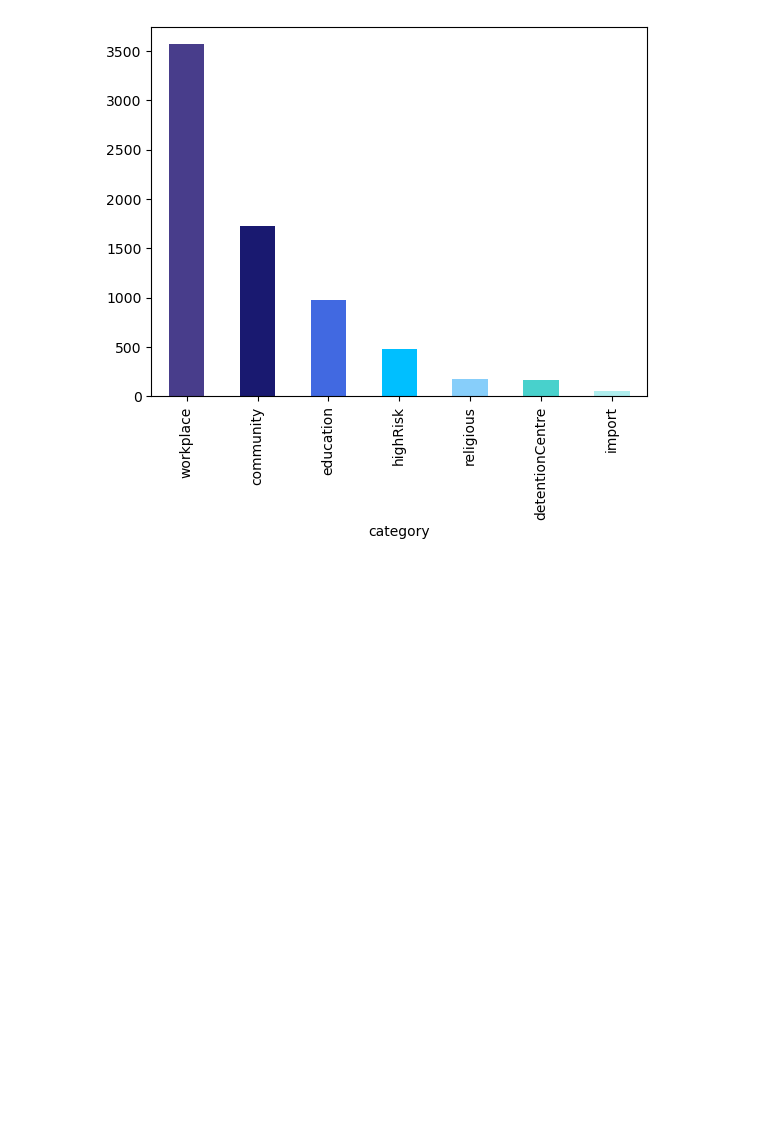
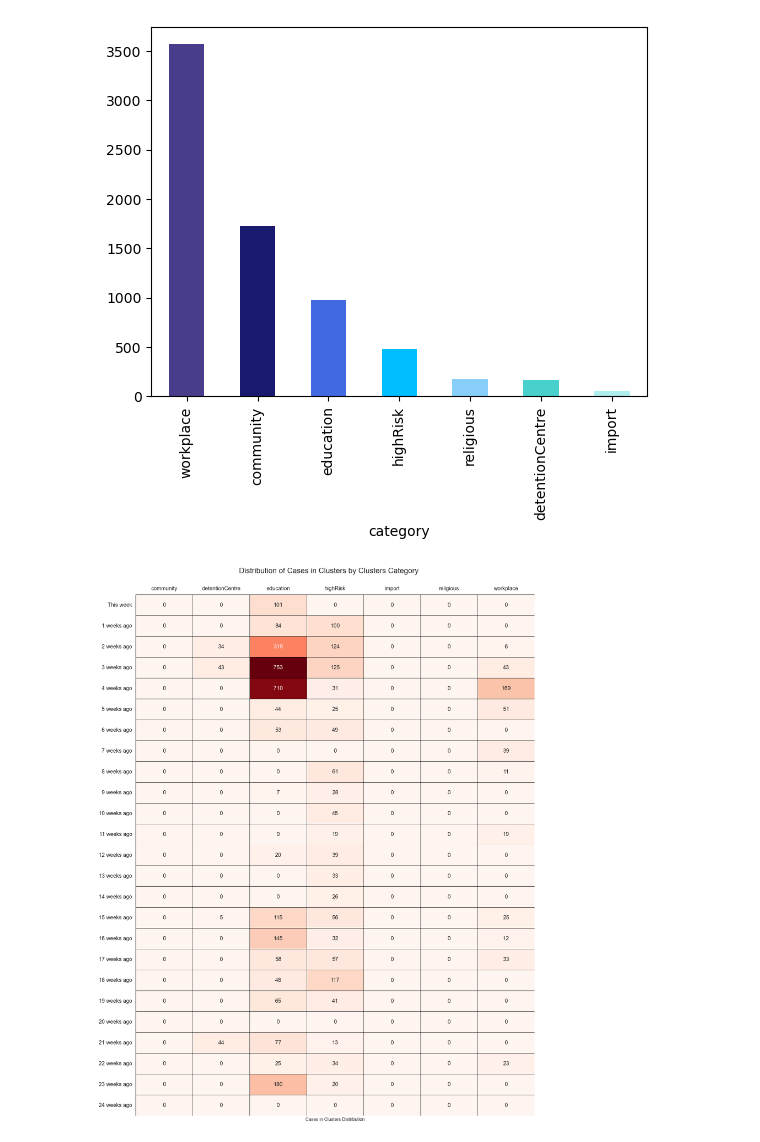
Before and after one commit to drmayu7/covid19-public, a Jupyter notebook: main.ipynb, the cells around one changed output. Cells and saved outputs as stored; diff of their text form; code cells hidden in the pictures; blank space fills up the shorter version.

Commit message:
Added heatmap visual

```diff
--- a/main.ipynb
+++ b/main.ipynb
@@ -220,3 +227,7 @@ df.groupby(['status','category']).agg({'cluster':'count','cases_total':'sum'}).s
 get_visual.plot_clustercategory_bar(df)
 # %% [output]
 [figure]
+# %%
+get_visual.plot_clustertrend_heatmap(df)
+# %% [output]
+[figure, added]
```
Also changed, not shown: parts of 2 cells of this notebook, 5 other files.
